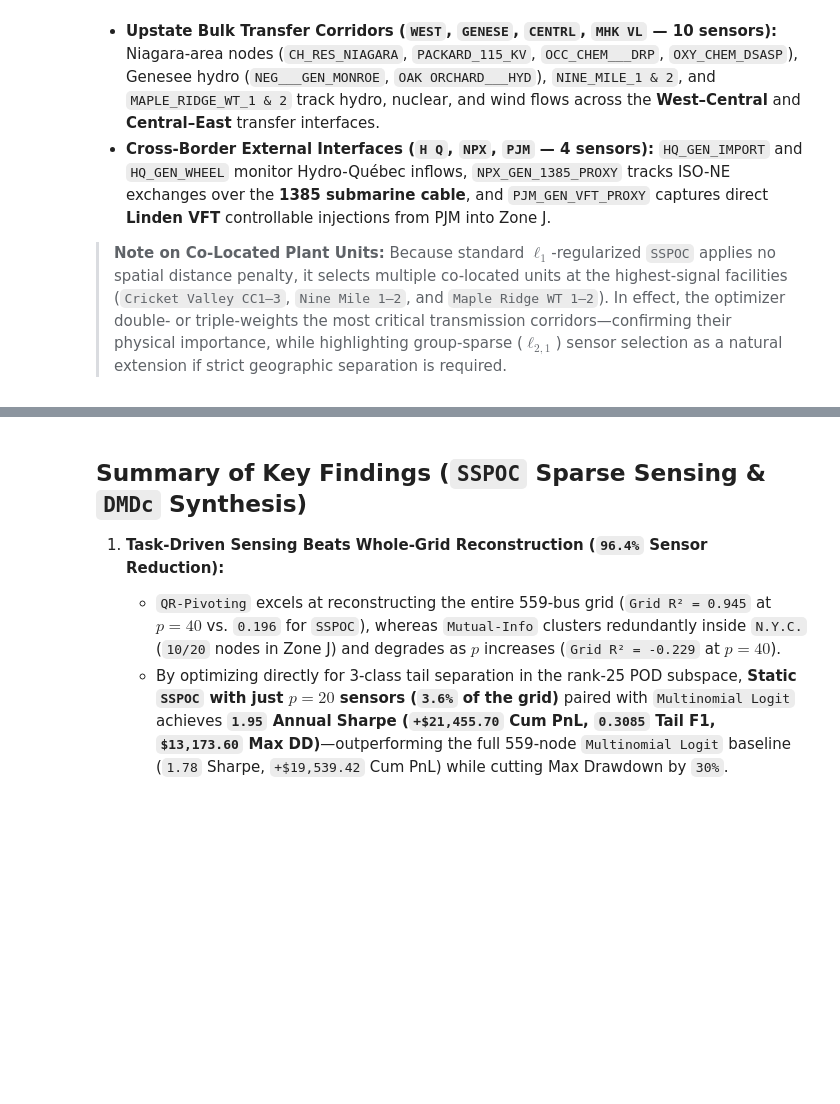
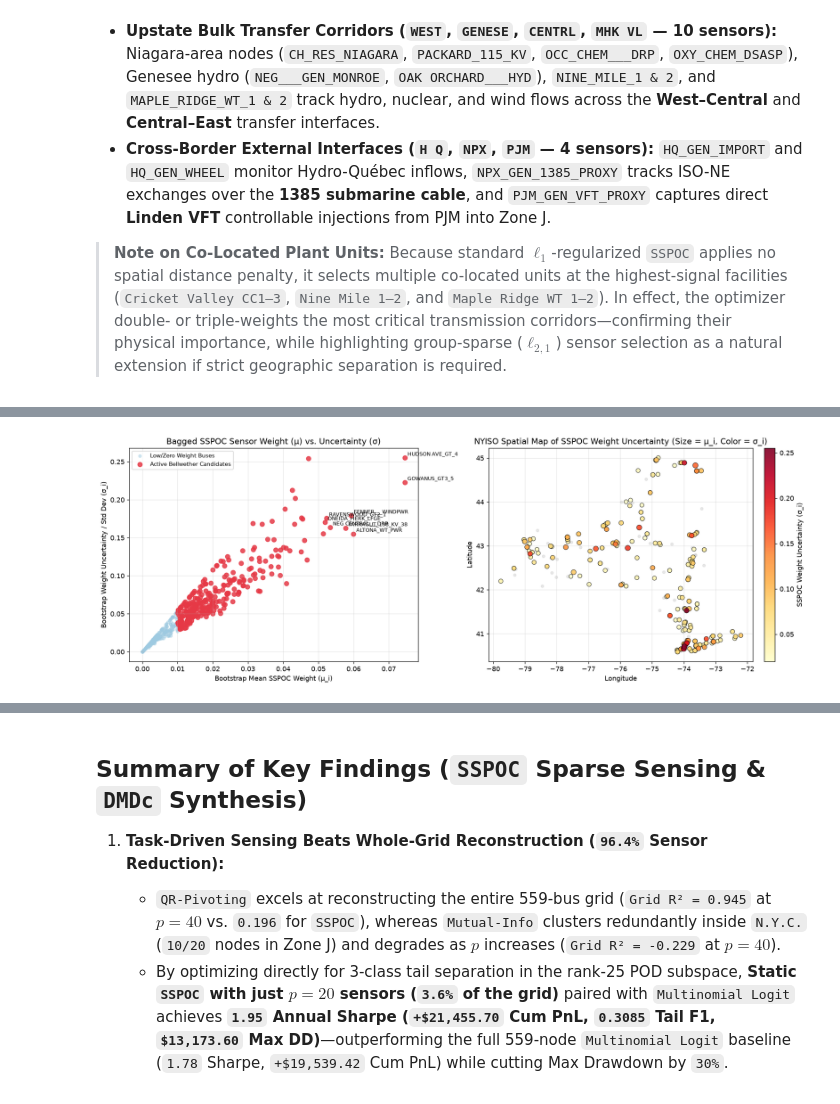
Before and after one commit to pasmith/me570-nyiso-sparse-sensing, a Jupyter notebook: notebooks/04_sspoc_sparse_sensor_placement.ipynb, the cells around one changed output, grey strips where cells are left out. Saved outputs shown, nothing was run; the diff lists cells and outputs as text; code cells hidden in the pictures; blank space fills up the shorter version.

Commit message:
added uncertainty driven sensor placement for comparison

```diff
--- a/notebooks/04_sspoc_sparse_sensor_placement.ipynb
+++ b/notebooks/04_sspoc_sparse_sensor_placement.ipynb
@@ -915,0 +1041,99 @@ Without any prior knowledge of grid geography or transmission topology, **`SSPOC
+# %%
+# === Test B: Bagged SSPOC Weight Uncertainty Map (30 Block-Bootstrap Resamples) ===
+rng = np.random.default_rng(42)
+N_BOOT = 30
+BLOCK_LEN = 168  # 7-day blocks to preserve diurnal + weekly grid cycles
+
+n_tr, n_nodes = X_tr_raw.shape
+n_blocks = int(np.ceil(n_tr / BLOCK_LEN))
+boot_weights = np.zeros((N_BOOT, n_nodes), dtype=float)
+
+for b in tqdm(range(N_BOOT), desc="Running Block-Bootstrap SSPOC Uncertainty"):
+    starts = rng.integers(0, n_tr - BLOCK_LEN, size=n_blocks)
+    boot_idx = np.concatenate([np.arange(s, s + BLOCK_LEN) for s in starts])[:n_tr]
+
+    sc_b = StandardScaler()
+    Xb_s = np.clip(sc_b.fit_transform(X_tr_raw[boot_idx]), -10.0, 10.0)
+    yb = y_tr_raw[boot_idx]
+
+    Psi_b, _ = compute_pod_basis(Xb_s, rank=25)
+    with contextlib.redirect_stdout(io.StringIO()):
+        ranked_b, scores_b = select_sensors_sspoc(Xb_s, yb, Psi_b, l1_ratio=0.9, alpha_frac=0.15)
+
+    # Map ranked scores back to full 559-bus vector
+    w_vec = np.zeros(n_nodes, dtype=float)
+    w_vec[np.asarray(ranked_b, dtype=int)] = np.asarray(scores_b, dtype=float)
+    boot_weights[b] = w_vec
+
+mean_w = np.mean(boot_weights, axis=0)
+std_w = np.std(boot_weights, axis=0)
+top20_freq = np.mean(
+    np.array([np.isin(np.arange(n_nodes), np.argsort(boot_weights[b])[::-1][:P_BUDGET]) for b in range(N_BOOT)]),
+    axis=0,
+) * 100.0
+
+unc_map_df = pd.DataFrame({
+    "PTID_str": nodal_ptids_clean,
+    "Mean_Weight": np.round(mean_w, 5),
+    "Weight_Std": np.round(std_w, 5),
+    "Boot_Top20_Pct": np.round(top20_freq, 1),
+    "Robust_Score": np.round(mean_w - 0.5 * std_w, 5),
+}).merge(gen_meta_unique, on="PTID_str", how="left")
+
+top_unc_df = unc_map_df.sort_values("Mean_Weight", ascending=False).head(15)
+show_cols = [c for c in ["PTID_str", "Generator Name", "Zone Name", "Subzone", "Mean_Weight", "Weight_Std", "Boot_Top20_Pct"] if c in top_unc_df.columns]
+print("=== Top 15 Buses by Bagged SSPOC Mean Weight & Uncertainty (30 x 7-Day Block Bootstraps) ===")
+print(top_unc_df[show_cols].to_markdown(index=False))
+
+# Evaluate Stability-Penalized SSPOC Ranking (mu_i - 0.5 * sigma_i) vs. Standard SSPOC
+robust_idx_20 = list(np.argsort(mean_w - 0.5 * std_w)[::-1][:P_BUDGET])
+robust_ptids_20 = [nodal_ptids_clean[i] for i in robust_idx_20]
+jacc_robust = len(set(robust_ptids_20) & set(sspoc_ptids_20)) / len(set(robust_ptids_20) | set(sspoc_ptids_20))
+print(f"\n  • Jaccard Overlap (Standard SSPOC vs. Uncertainty-Penalized Bagged SSPOC): {jacc_robust:.3f}")
+
+robust_rows = eval_sensor_set_static_and_30d(robust_idx_20, "4. Bagged SSPOC (mu - 0.5*std)")
+print("\n=== Standard SSPOC vs. Uncertainty-Penalized Bagged SSPOC (2025–2026 OOS) ===")
+print(pd.DataFrame(test_a_rows[:2] + robust_rows).to_markdown(index=False))
+
+# Plot 2-Panel Uncertainty Map: (A) Mean Weight vs. Std Uncertainty, (B) Spatial Uncertainty Map across NYISO
+fig, (ax1, ax2) = plt.subplots(1, 2, figsize=(15, 5.4), dpi=130)
+
+# Panel A: Mean Weight vs. Weight Uncertainty (sigma_i)
+active_mask = mean_w > 0.01
+ax1.scatter(mean_w[~active_mask], std_w[~active_mask], c="#9ecae1", alpha=0.45, s=18, label="Low/Zero Weight Buses")
+ax1.scatter(mean_w[active_mask], std_w[active_mask], c="#e63946", alpha=0.85, s=45, label="Active Bellwether Candidates")
+
+for _, r in top_unc_df.head(8).iterrows():
+    lbl = str(r.get("Generator Name", r["PTID_str"]))[:18]
+    ax1.annotate(lbl, (r["Mean_Weight"], r["Weight_Std"]), fontsize=7.5, xytext=(4, 3), textcoords="offset points")
+
+ax1.set_title("Bagged SSPOC Sensor Weight (μ) vs. Uncertainty (σ)")
+ax1.set_xlabel("Bootstrap Mean SSPOC Weight (μ_i)")
+ax1.set_ylabel("Bootstrap Weight Uncertainty / Std Dev (σ_i)")
+ax1.grid(alpha=0.3)
+ax1.legend(loc="upper left", fontsize=8.5)
+
+# Panel B: Geospatial Uncertainty Map (Lat/Lon colored by Weight Uncertainty sigma_i)
+lat_col = next((c for c in unc_map_df.columns if "lat" in c.lower()), None)
+lon_col = next((c for c in unc_map_df.columns if "lon" in c.lower()), None)
+if lat_col and lon_col:
+    geo_df = unc_map_df.dropna(subset=[lat_col, lon_col]).copy()
+    low_geo = geo_df[geo_df["Weight_Std"] <= 0.02]
+    hi_geo = geo_df[geo_df["Weight_Std"] > 0.02].sort_values("Weight_Std")
+
+    ax2.scatter(low_geo[lon_col], low_geo[lat_col], c="#d3d3d3", s=16, alpha=0.5, label="Invariant Low-Variance Buses (σ ≤ 0.02)")
+    sc_map = ax2.scatter(
+        hi_geo[lon_col], hi_geo[lat_col],
+        c=hi_geo["Weight_Std"], cmap="YlOrRd", s=hi_geo["Mean_Weight"] * 450 + 35,
+        edgecolors="black", linewidths=0.6, alpha=0.9
+    )
+    cbar = plt.colorbar(sc_map, ax=ax2, fraction=0.046, pad=0.04)
+    cbar.set_label("SSPOC Weight Uncertainty (σ_i)")
+    ax2.set_title("NYISO Spatial Map of SSPOC Weight Uncertainty (Size = μ_i, Color = σ_i)")
+    ax2.set_xlabel("Longitude")
+    ax2.set_ylabel("Latitude")
+    ax2.grid(alpha=0.3)
+
+plt.tight_layout()
+plt.show()
+# %% [output]
@@ -915,0 +1157 @@ Without any prior knowledge of grid geography or transmission topology, **`SSPOC
+[figure, added]
```
Also changed, not shown: parts of 7 cells of this notebook, 2 other files.
